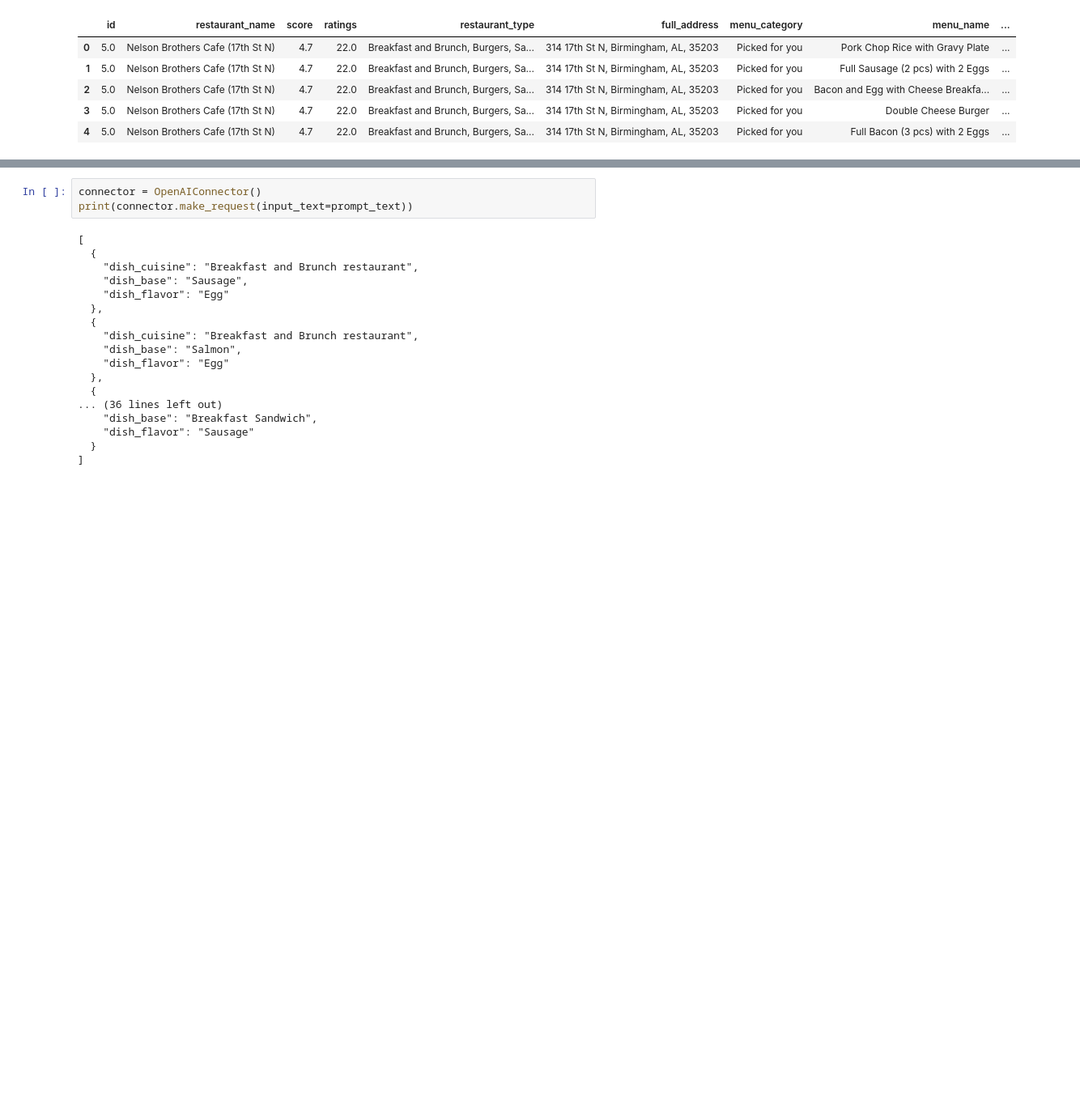
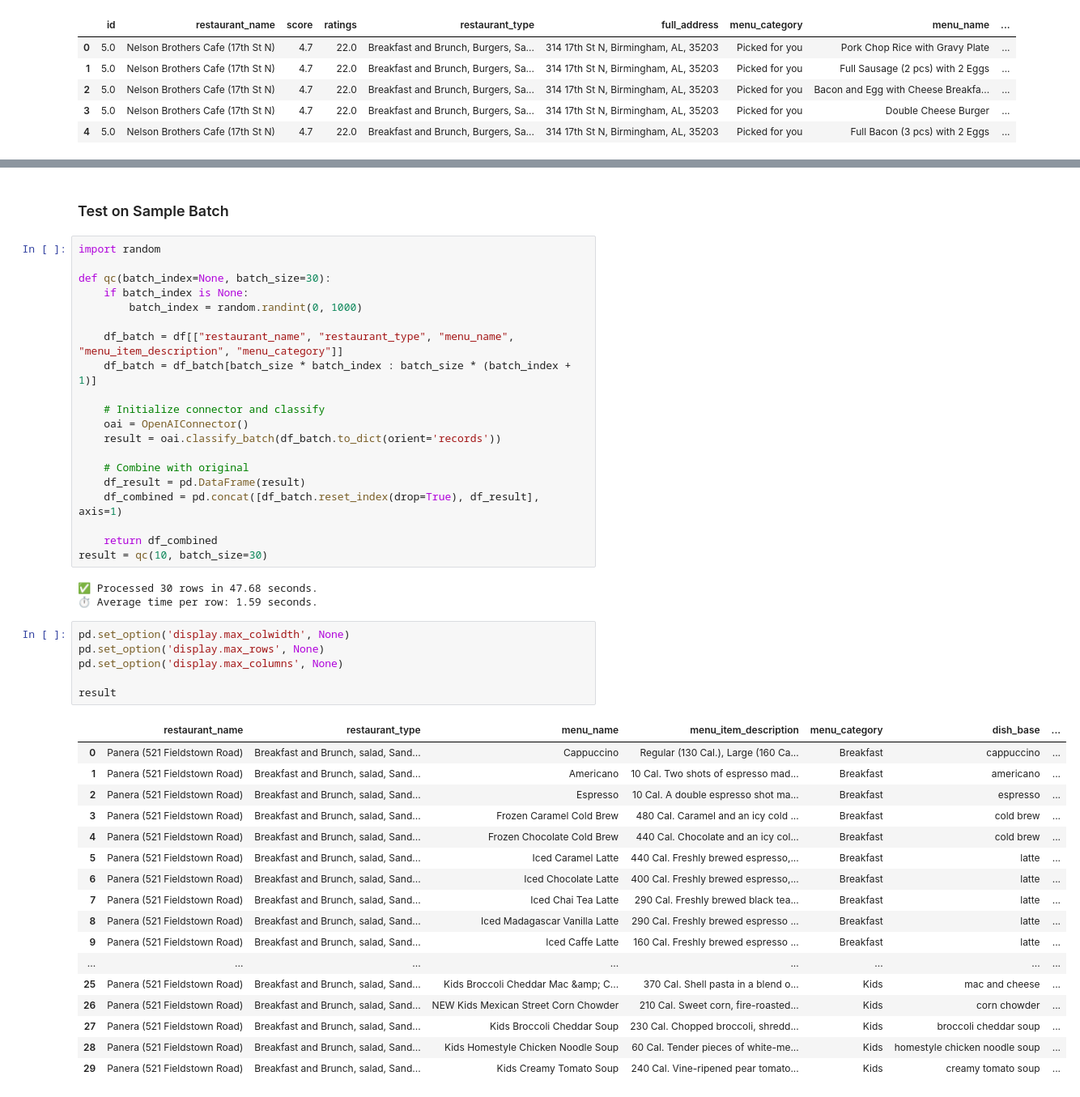
Before and after one commit to yasmin2424/heymate-report-yasmin, a Jupyter notebook: script/LLM.ipynb, the cells around one changed output, grey strips where cells are left out. Shown at 81% size. Saved outputs shown, nothing was run; the diff lists cells and outputs as text; blank space fills up the shorter version.

```diff
--- a/script/LLM.ipynb
+++ b/script/LLM.ipynb
@@ -217,21 +186,49 @@ menu_name = Sausage Breakfast Sandwich
-# %%
-connector = OpenAIConnector()
-print(connector.make_request(input_text=prompt_text))
-# %% [output]
-[
-  {
-    "dish_cuisine": "Breakfast and Brunch restaurant",
-    "dish_base": "Sausage",
-    "dish_flavor": "Egg"
-  },
-  {
-    "dish_cuisine": "Breakfast and Brunch restaurant",
-    "dish_base": "Salmon",
-    "dish_flavor": "Egg"
-  },
-  {
-... (36 lines left out)
-    "dish_base": "Breakfast Sandwich",
-    "dish_flavor": "Sausage"
-  }
-]
+# %% [markdown]
+### Test on Sample Batch
+# %%
+import random
+
+def qc(batch_index=None, batch_size=30):
+    if batch_index is None:
+        batch_index = random.randint(0, 1000)
+
+    df_batch = df[["restaurant_name", "restaurant_type", "menu_name", "menu_item_description", "menu_category"]]
+    df_batch = df_batch[batch_size * batch_index : batch_size * (batch_index + 1)]
+
+    # Initialize connector and classify
+    oai = OpenAIConnector()
+    result = oai.classify_batch(df_batch.to_dict(orient='records'))
+
+    # Combine with original
+    df_result = pd.DataFrame(result)
+    df_combined = pd.concat([df_batch.reset_index(drop=True), df_result], axis=1)
+
+    return df_combined
+result = qc(10, batch_size=30)
+# %% [output]
+✅ Processed 30 rows in 47.68 seconds.
+⏱️ Average time per row: 1.59 seconds.
+# %%
+pd.set_option('display.max_colwidth', None)
+pd.set_option('display.max_rows', None)
+pd.set_option('display.max_columns', None)
+
+result
+# %% [output]
+|  | restaurant_name | restaurant_type | menu_name | menu_item_description | menu_category | dish_base | ... |
+| 0 | Panera (521 Fieldstown Road) | Breakfast and Brunch, salad, Sand... | Cappuccino | Regular (130 Cal.), Large (160 Ca... | Breakfast | cappuccino | ... |
+| 1 | Panera (521 Fieldstown Road) | Breakfast and Brunch, salad, Sand... | Americano | 10 Cal. Two shots of espresso mad... | Breakfast | americano | ... |
+| 2 | Panera (521 Fieldstown Road) | Breakfast and Brunch, salad, Sand... | Espresso | 10 Cal. A double espresso shot ma... | Breakfast | espresso | ... |
+| 3 | Panera (521 Fieldstown Road) | Breakfast and Brunch, salad, Sand... | Frozen Caramel Cold Brew | 480 Cal. Caramel and an icy cold ... | Breakfast | cold brew | ... |
+| 4 | Panera (521 Fieldstown Road) | Breakfast and Brunch, salad, Sand... | Frozen Chocolate Cold Brew | 440 Cal. Chocolate and an icy col... | Breakfast | cold brew | ... |
+| 5 | Panera (521 Fieldstown Road) | Breakfast and Brunch, salad, Sand... | Iced Caramel Latte | 440 Cal. Freshly brewed espresso,... | Breakfast | latte | ... |
+| 6 | Panera (521 Fieldstown Road) | Breakfast and Brunch, salad, Sand... | Iced Chocolate Latte | 400 Cal. Freshly brewed espresso,... | Breakfast | latte | ... |
+| 7 | Panera (521 Fieldstown Road) | Breakfast and Brunch, salad, Sand... | Iced Chai Tea Latte | 290 Cal. Freshly brewed black tea... | Breakfast | latte | ... |
+| 8 | Panera (521 Fieldstown Road) | Breakfast and Brunch, salad, Sand... | Iced Madagascar Vanilla Latte | 290 Cal. Freshly brewed espresso ... | Breakfast | latte | ... |
+| 9 | Panera (521 Fieldstown Road) | Breakfast and Brunch, salad, Sand... | Iced Caffe Latte | 160 Cal. Freshly brewed espresso ... | Breakfast | latte | ... |
+| ... | ... | ... | ... | ... | ... | ... | ... |
+| 25 | Panera (521 Fieldstown Road) | Breakfast and Brunch, salad, Sand... | Kids Broccoli Cheddar Mac &amp; C... | 370 Cal. Shell pasta in a blend o... | Kids | mac and cheese | ... |
+| 26 | Panera (521 Fieldstown Road) | Breakfast and Brunch, salad, Sand... | NEW Kids Mexican Street Corn Chowder | 210 Cal. Sweet corn, fire-roasted... | Kids | corn chowder | ... |
+| 27 | Panera (521 Fieldstown Road) | Breakfast and Brunch, salad, Sand... | Kids Broccoli Cheddar Soup | 230 Cal. Chopped broccoli, shredd... | Kids | broccoli cheddar soup | ... |
+| 28 | Panera (521 Fieldstown Road) | Breakfast and Brunch, salad, Sand... | Kids Homestyle Chicken Noodle Soup | 60 Cal. Tender pieces of white-me... | Kids | homestyle chicken noodle soup | ... |
+| 29 | Panera (521 Fieldstown Road) | Breakfast and Brunch, salad, Sand... | Kids Creamy Tomato Soup | 240 Cal. Vine-ripened pear tomato... | Kids | creamy tomato soup | ... |
```
Also changed, not shown: parts of 9 cells of this notebook.
